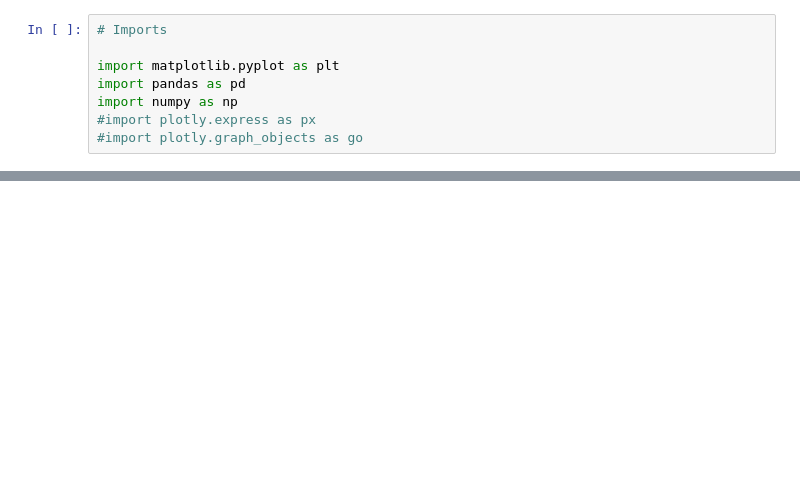
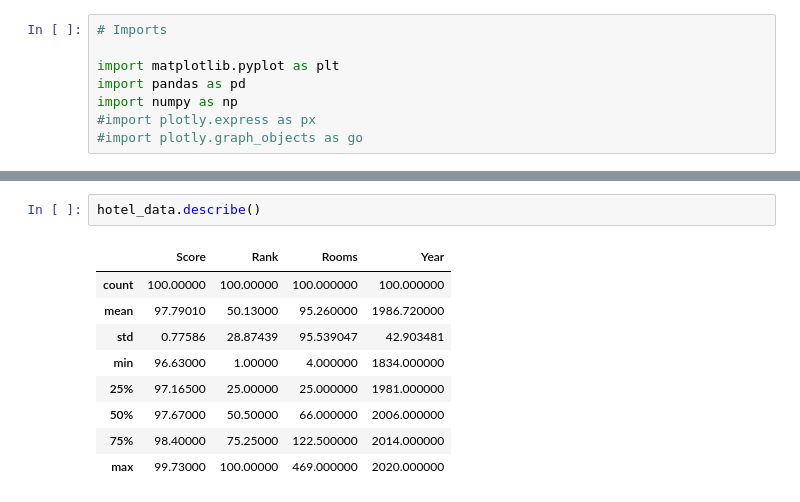
Before and after one commit to squarepusher83/learning, a Jupyter notebook: learning.ipynb, the cells around one changed output, grey strips where cells are left out. Cells and saved outputs as stored; diff of their text form; blank space fills up the shorter version.

```diff
--- a/learning.ipynb
+++ b/learning.ipynb
@@ -14,0 +57,12 @@ hotel_data = pd.read_csv('100_hotels.csv')
+# %%
+hotel_data.describe()
+# %% [output]
+|  | Score | Rank | Rooms | Year |
+| count | 100.00000 | 100.00000 | 100.000000 | 100.000000 |
+| mean | 97.79010 | 50.13000 | 95.260000 | 1986.720000 |
+| std | 0.77586 | 28.87439 | 95.539047 | 42.903481 |
+| min | 96.63000 | 1.00000 | 4.000000 | 1834.000000 |
+| 25% | 97.16500 | 25.00000 | 25.000000 | 1981.000000 |
+| 50% | 97.67000 | 50.50000 | 66.000000 | 2006.000000 |
+| 75% | 98.40000 | 75.25000 | 122.500000 | 2014.000000 |
+| max | 99.73000 | 100.00000 | 469.000000 | 2020.000000 |
```
Also changed, not shown: parts of 14 cells of this notebook.
